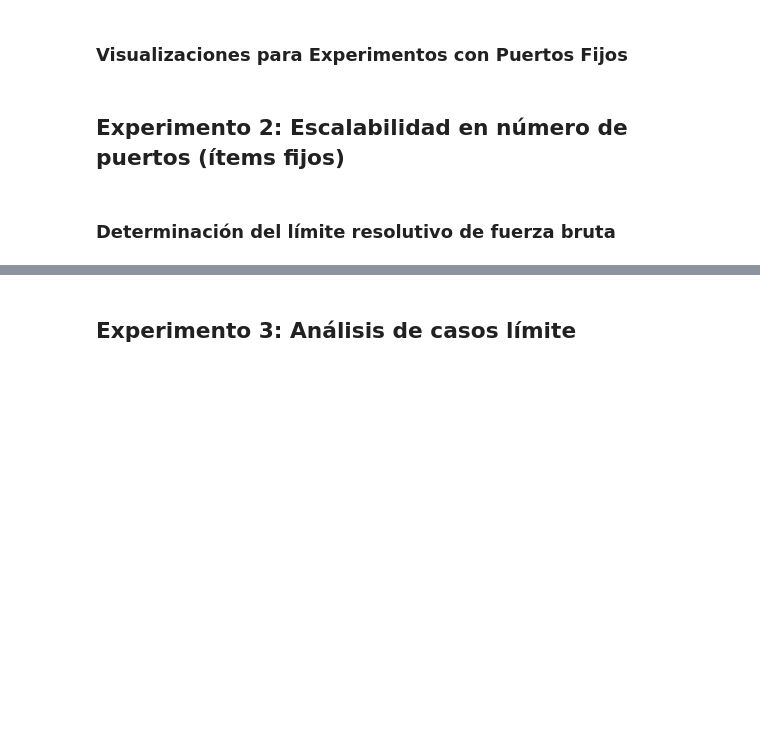
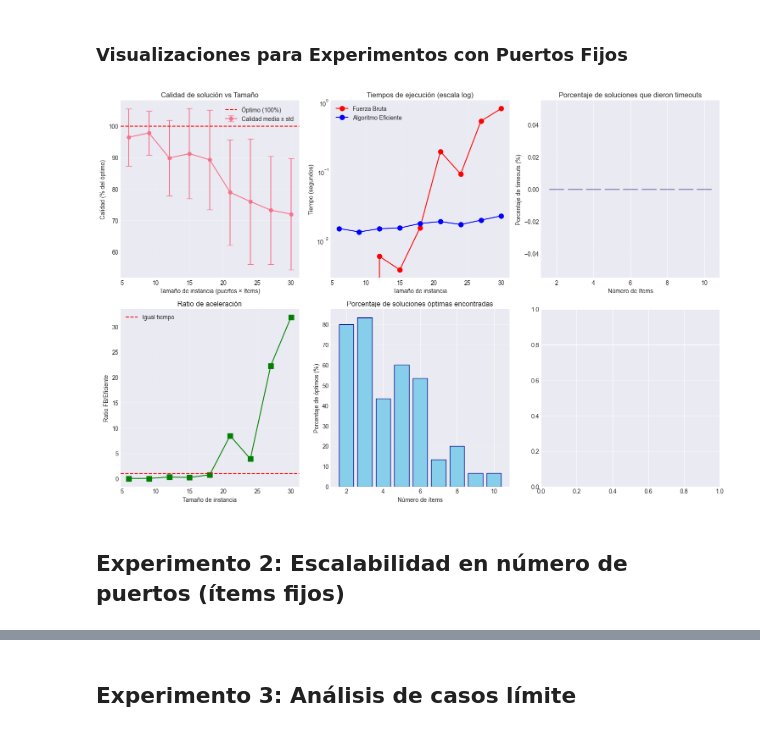
Before and after one commit to ClaudiaHdezPerez/DAA-Project, a Jupyter notebook: src/validation/experimental_analysis.ipynb, the cells around one changed output, grey strips where cells are left out. Saved outputs shown, nothing was run; the diff lists cells and outputs as text; code cells hidden in the pictures; blank space fills up the shorter version.

```diff
--- a/src/validation/experimental_analysis.ipynb
+++ b/src/validation/experimental_analysis.ipynb
@@ -83,6 +83,9 @@ class ExperimentRunner:
                 'brute_value': None,
                 'efficient_value': efficient_result,
                 'quality_ratio': None,
+                'time_ratio': 60 / efficient_time if efficient_time > 0 else float('inf'),
+                'is_optimal': False,
+                'instance_size': num_ports * num_items,
                 'timeout': True
             }
 
@@ -162,7 +183,7 @@ print(stats_by_items)
 # %% [markdown]
 ### Visualizaciones para Experimentos con Puertos Fijos
 # %%
-fig, axes = plt.subplots(2, 2, figsize=(15, 10))
+fig, axes = plt.subplots(2, 3, figsize=(15, 10))
 
 # 1. Calidad de solución vs tamaño de instancia
 ax = axes[0, 0]
@@ -185,33 +206,46 @@ for algorithm, color, label in [('brute_time', 'red', 'Fuerza Bruta'),
 ax.set_xlabel('Tamaño de instancia')
 ax.set_ylabel('Tiempo (segundos)')
 ax.set_yscale('log')
 ax.set_title('Tiempos de ejecución (escala log)')
 ax.legend()
 ax.grid(True, alpha=0.3)
 
 # 3. Ratio de tiempo (Fuerza Bruta / Eficiente)
 ax = axes[1, 0]
 time_ratio_data = results_fixed_ports.groupby('instance_size')['time_ratio'].mean()
 ax.plot(time_ratio_data.index, time_ratio_data, 's-', color='green', markersize=8)
 ax.axhline(y=1, color='r', linestyle='--', label='Igual tiempo')
 ax.set_xlabel('Tamaño de instancia')
 ax.set_ylabel('Ratio FB/Eficiente')
 ax.set_title('Ratio de aceleración')
 ax.legend()
 ax.grid(True, alpha=0.3)
 
 # 4. Porcentaje de soluciones óptimas encontradas
 ax = axes[1, 1]
 optimal_rate = results_fixed_ports.groupby('num_items')['is_optimal'].mean() * 100
 ax.bar(optimal_rate.index, optimal_rate.values, color='skyblue', edgecolor='navy')
 ax.set_xlabel('Número de ítems')
 ax.set_ylabel('Porcentaje de óptimos (%)')
 ax.set_title('Porcentaje de soluciones óptimas encontradas')
 ax.grid(True, alpha=0.3, axis='y')
 
+# 5. Porcentaje de soluciones que dieron timeout
+ax = axes[0, 2]
+timeouts = results_fixed_ports.groupby('num_items')['timeout']
+if timeouts:
+    optimal_rate = timeouts.mean() * 100
+    ax.bar(optimal_rate.index, optimal_rate.values, color='skyblue', edgecolor='navy')
+    ax.set_xlabel('Número de ítems')
+    ax.set_ylabel('Porcentaje de timeouts (%)')
+    ax.set_title('Porcentaje de soluciones que dieron timeouts')
+    ax.grid(True, alpha=0.3, axis='y')
+
 plt.tight_layout()
 plt.savefig(f'{output_path}/analisis_puertos_fijos.png', dpi=300, bbox_inches='tight')
 plt.show()
+# %% [output]
+[figure, added]
 # %% [markdown]
 ## Experimento 2: Escalabilidad en número de puertos (ítems fijos)
 # %%
@@ -224,5 +258,3 @@ results_fixed_items = runner.run_experiment_batch(
     num_items_list=[num_items_fixed],
     repetitions=repetitions
 )
-# %% [markdown]
-### Determinación del límite resolutivo de fuerza bruta
```
Also changed, not shown: parts of 8 cells of this notebook, 14 other files.
